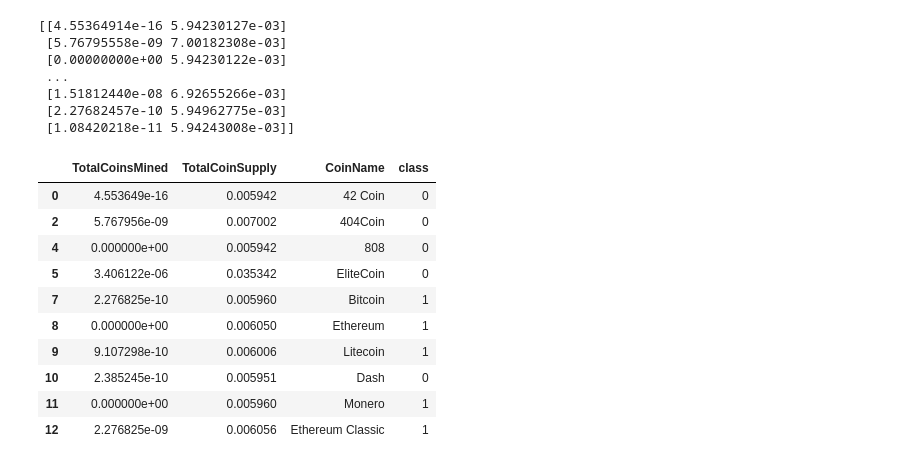
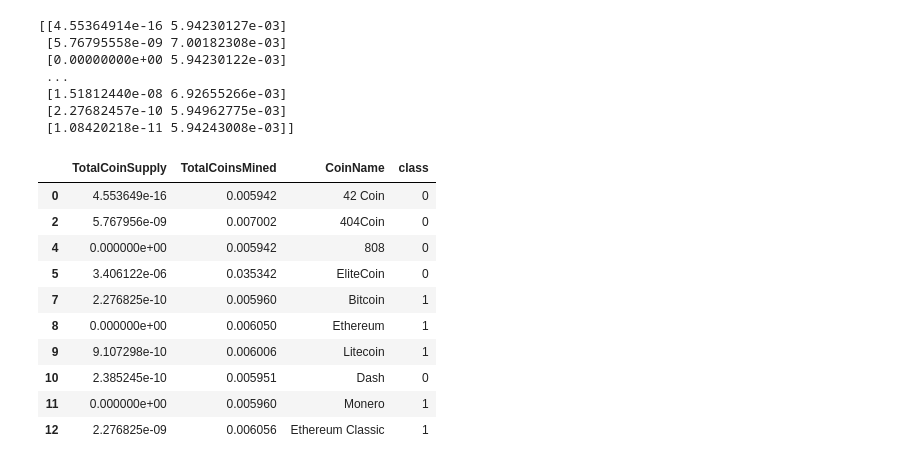
Before and after one commit to Preacherman194589/Cryptocurrencies, a Jupyter notebook: crypto_clustering.ipynb, the cells around one changed output. Drawn from its saved outputs; the diff is of its cells as text; code cells hidden in the pictures.

```diff
--- a/crypto_clustering.ipynb
+++ b/crypto_clustering.ipynb
@@ -347,17 +347,17 @@ print(scaled_df)
  [1.08420218e-11 5.94243008e-03]]
 # %%
 # Create a new DataFrame that has the scaled data with the clustered_df DataFrame index.
-plot_df = pd.DataFrame(data=scaled_df, columns= ['TotalCoinsMined', 'TotalCoinSupply'], index=clustered_df.index)
+plot_df = pd.DataFrame(data=scaled_df, columns= ['TotalCoinSupply', 'TotalCoinsMined'], index=clustered_df.index)
 
 # Add the "CoinName" column from the clustered_df DataFrame to the new DataFrame.
 plot_df["CoinName"] = clustered_df["CoinName"]
 
 # Add the "Class" column from the clustered_df DataFrame to the new DataFrame.
-plot_df["class"]= clustered_df ['class']
+plot_df["class"]= clustered_df['class']
 
 plot_df.head(10)
 # %% [output]
-|  | TotalCoinsMined | TotalCoinSupply | CoinName | class |
+|  | TotalCoinSupply | TotalCoinsMined | CoinName | class |
 | 0 | 4.553649e-16 | 0.005942 | 42 Coin | 0 |
 | 2 | 5.767956e-09 | 0.007002 | 404Coin | 0 |
 | 4 | 0.000000e+00 | 0.005942 | 808 | 0 |
```
Also changed, not shown: parts of 6 cells of this notebook.
